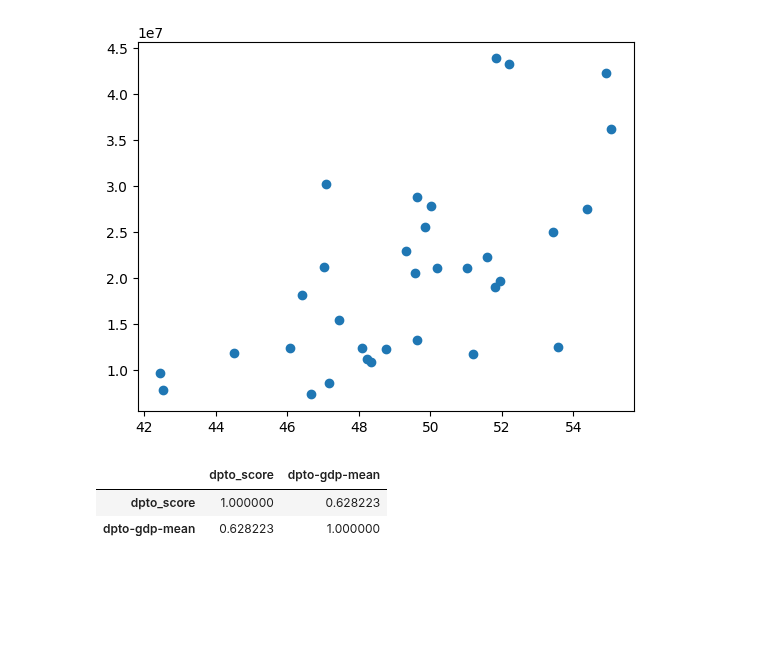
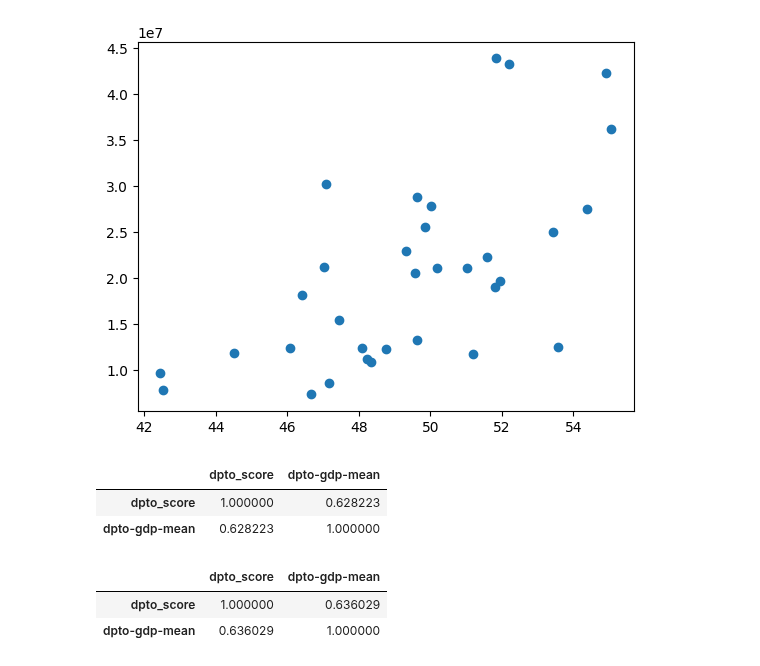
Before and after one commit to it-ces/PUBLIC-AI, a Jupyter notebook: short-labs-pandas/Hanushek_hypothesis(Ai_page).ipynb, the cells around one changed output. Cells and saved outputs as stored; diff of their text form; code cells hidden in the pictures; blank space fills up the shorter version.

```diff
--- a/short-labs-pandas/Hanushek_hypothesis(Ai_page).ipynb
+++ b/short-labs-pandas/Hanushek_hypothesis(Ai_page).ipynb
@@ -191,3 +158,9 @@ full[['dpto_score', 'dpto-gdp-mean' ]].corr()
 |  | dpto_score | dpto-gdp-mean |
 | dpto_score | 1.000000 | 0.628223 |
 | dpto-gdp-mean | 0.628223 | 1.000000 |
+# %%
+full[['dpto_score', 'dpto-gdp-mean' ]].corr(method='spearman')
+# %% [output]
+|  | dpto_score | dpto-gdp-mean |
+| dpto_score | 1.000000 | 0.636029 |
+| dpto-gdp-mean | 0.636029 | 1.000000 |
```
Also changed, not shown: parts of 10 cells of this notebook.
